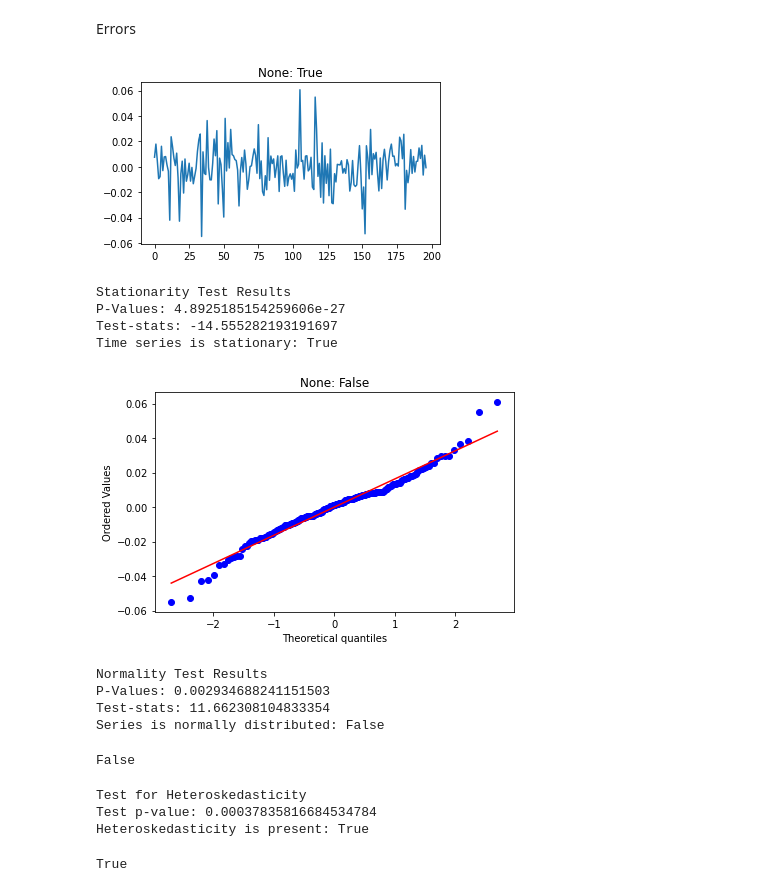
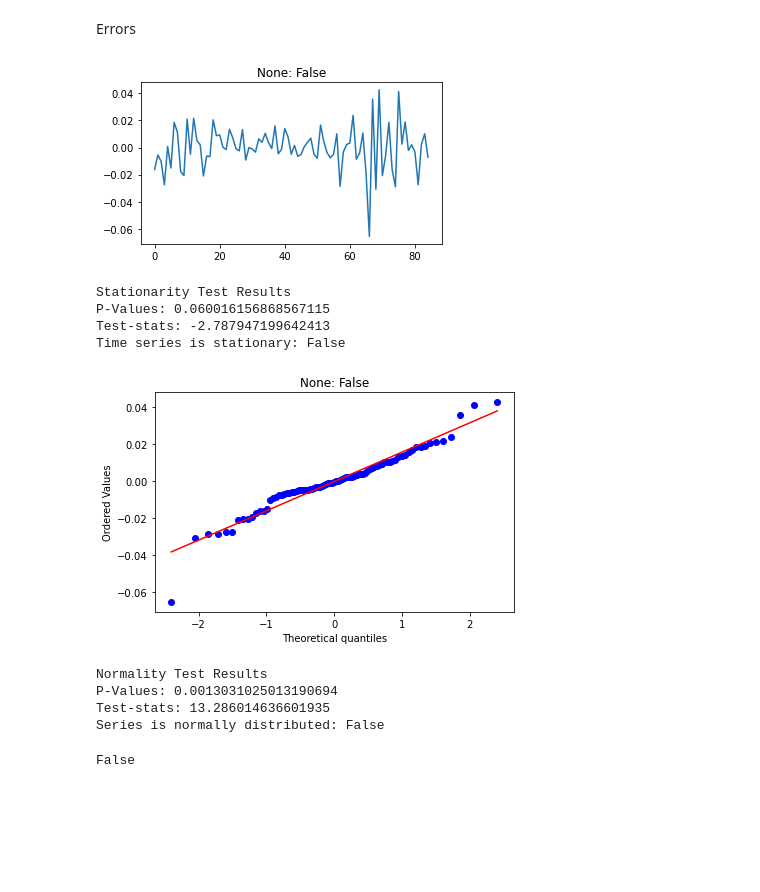
Before and after one commit to lukasgrahl/bachelor, a Jupyter notebook: notebooks/work_data.ipynb, the cells around one changed output. Cells and saved outputs as stored; diff of their text form; code cells hidden in the pictures; blank space fills up the shorter version.

```diff
--- a/notebooks/work_data.ipynb
+++ b/notebooks/work_data.ipynb
@@ -202,5 +159,2 @@ Highest correlation of ff_HML with sp_close at -1
-# %%
-df_ws = shift_var_relative_to_df(df_ws,
-                         shift_var="ff_HML")
 # %%
 # correlation with y
@@ -270,22 +198,6 @@ df_train = shift_var_relative_to_df(df_ws,
-# %%
-def tts_data(df_in,
-             y: str,
-             x: list,
-             add_const: bool =True):
-
-    df = df_in.copy()
-    y = df[y]
-    X = df[x]
-    if add_const == True:
-        X["intercept"] = list([1] * len(X))
-
-    tts = train_test_split(X, y, test_size=.3, random_state=random_state)
-
-    for i, _ in enumerate(tts):
-        tts[i] = tts[i].reset_index(drop=True)
-
-    return tts
+# %%
+df_train = df_ws.copy()
 # %%
-X_train, X_test, y_train, y_test = tts_data(df_train, y=data_dict["predicted"], x=cols)
+X_train, X_test, y_train, y_test = tts_data(df_train, y=data_dict["predicted"], x=cols, random_split=False)
 # %%
 model = sm.OLS(y_train, X_train).fit()
@@ -372,17 +255,17 @@ res = model.resid
 Errors
 # %%
 stest = StatsTest(print_results=True)
-stest.arr_stationarity_adfuller(res)
-stest.arr_test_normality(res)
+stest.arr_stationarity_adfuller(resid)
+stest.arr_test_normality(resid)
 # %% [output]
-[figure, old version]
+[figure, new version]
 Stationarity Test Results
-P-Values: 4.8925185154259606e-27
-Test-stats: -14.555282193191697
-Time series is stationary: True
+P-Values: 0.060016156868567115
+Test-stats: -2.787947199642413
+Time series is stationary: False
-[figure, old version]
+[figure, new version]
 Normality Test Results
-P-Values: 0.002934688241151503
-Test-stats: 11.662308104833354
+P-Values: 0.0013031025013190694
+Test-stats: 13.286014636601935
 Series is normally distributed: False
 False
@@ -409,7 +271,0 @@ def model_heteroskedasticity_white(model,
-# %%
-model_heteroskedasticity_white(model)
-# %% [output]
-Test for Heteroskedasticity
-Test p-value: 0.00037835816684534784
-Heteroskedasticity is present: True
-True
```
Also changed, not shown: parts of 53 cells of this notebook, 4 other files.
